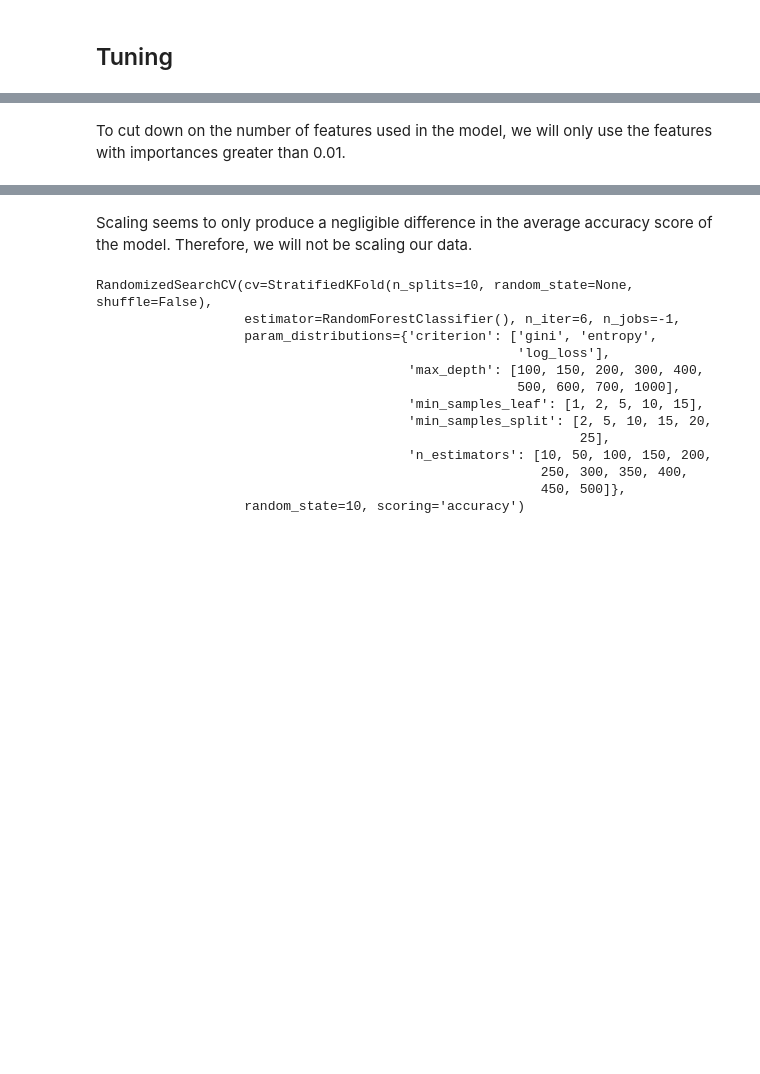
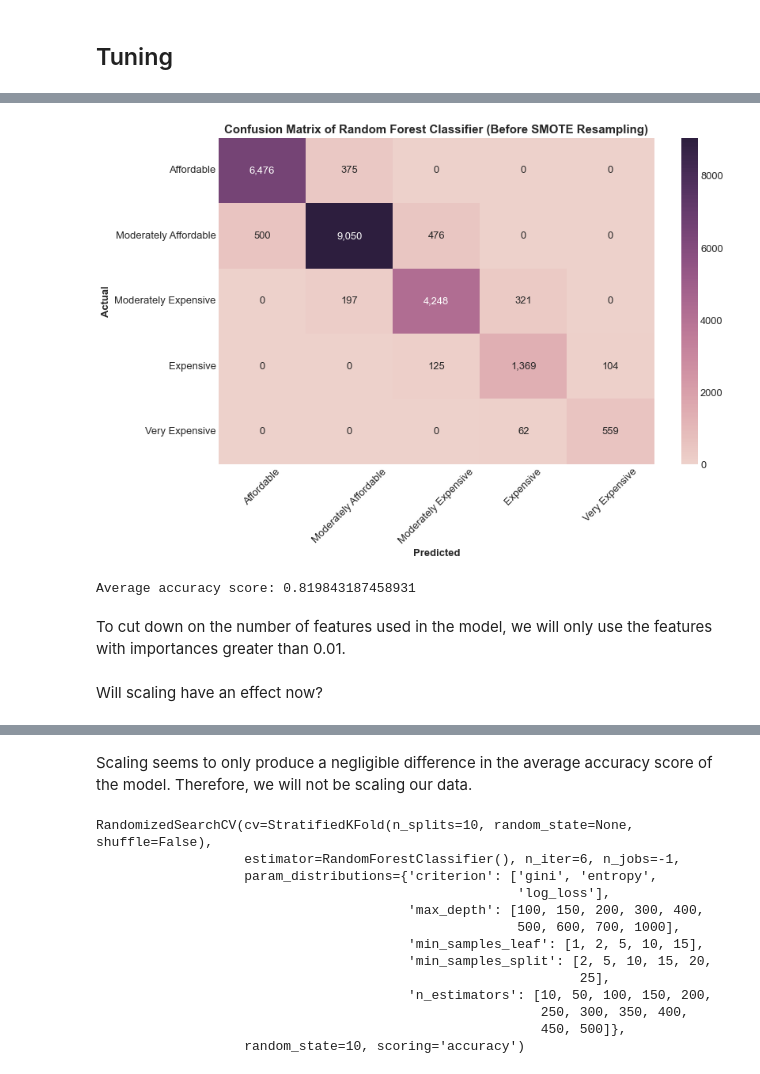
Before and after one commit to TrinityGahagen2K/diamond-pricing-analysis, a Jupyter notebook: diamond_pricing_modeling.ipynb, the cells around one changed output, grey strips where cells are left out. Drawn from its saved outputs; the diff is of its cells as text; code cells hidden in the pictures; blank space fills up the shorter version.

```diff
--- a/diamond_pricing_modeling.ipynb
+++ b/diamond_pricing_modeling.ipynb
@@ -984,0 +1039,3 @@ Base Classifier Accuracy: 0.9344145503310703
+# %%
+y_pred = rand_forest.predict(X_test)
+print(classification_report(y_test, y_pred))
@@ -984,0 +1054,13 @@ Base Classifier Accuracy: 0.9344145503310703
+# %%
+fig, ax = plt.subplots(figsize=(12, 8))
+sns.heatmap(confusion_matrix(y_test, y_pred), annot=True, cmap=sns.cubehelix_palette(as_cmap=True), ax=ax, fmt=',d')
+ax.set_title('Confusion Matrix of Random Forest Classifier (Before SMOTE Resampling)')
+ax.set_xlabel('Predicted', weight='bold')
+ax.set_ylabel('Actual', weight='bold')
+ax.set_xticks([0.5, 1.5, 2.5, 3.5, 4.5], labels=labels)
+ax.set_yticks([0.5, 1.5, 2.5, 3.5, 4.5], labels=labels)
+ax.tick_params(axis='x', rotation=45)
+ax.tick_params(axis='y', rotation=0)
+plt.tight_layout();
+# %% [output]
+[figure, added]
@@ -985,5 +1072,11 @@ Base Classifier Accuracy: 0.9344145503310703
+# %%
+print(f'Average accuracy score: {np.mean(results)}')
+# %% [output]
+Average accuracy score: 0.819843187458931
 # %% [markdown]
 To cut down on the number of features used in the model, we will only use the features with importances greater than 0.01.
 # %%
 features = ['carat', 'cut', 'color', 'clarity', 'natural', 'report_GIA']
+# %% [markdown]
+Will scaling have an effect now?
 # %%
```
Also changed, not shown: parts of 75 cells of this notebook.
